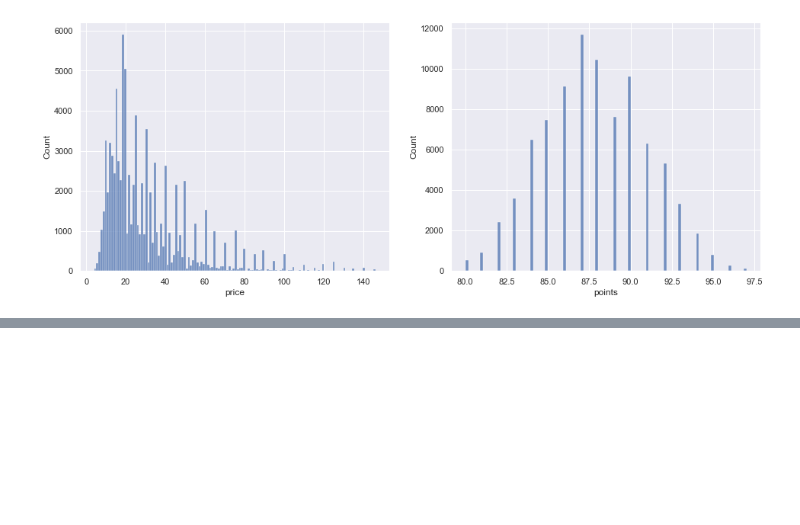
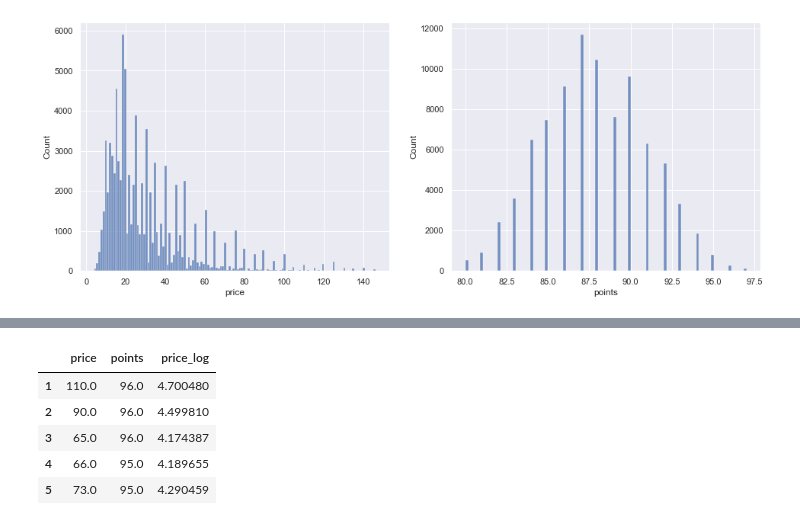
Before and after one commit to bthakr1/python_small_programs, a Jupyter notebook: python_small/Wine Data PreProcessing & Linear Regression.ipynb, the cells around one changed output, grey strips where cells are left out. Drawn from its saved outputs; the diff is of its cells as text; code cells hidden in the pictures; blank space fills up the shorter version.

```diff
--- a/python_small/Wine Data PreProcessing & Linear Regression.ipynb
+++ b/python_small/Wine Data PreProcessing & Linear Regression.ipynb
@@ -385,0 +396,9 @@ TypeError: probplot() got an unexpected keyword argument 'ax'
+# %%
+wine_1_outlier_removed.head()
+# %% [output]
+|  | price | points | price_log |
+| 1 | 110.0 | 96.0 | 4.700480 |
+| 2 | 90.0 | 96.0 | 4.499810 |
+| 3 | 65.0 | 96.0 | 4.174387 |
+| 4 | 66.0 | 95.0 | 4.189655 |
+| 5 | 73.0 | 95.0 | 4.290459 |
```
Also changed, not shown: parts of 18 cells of this notebook.
